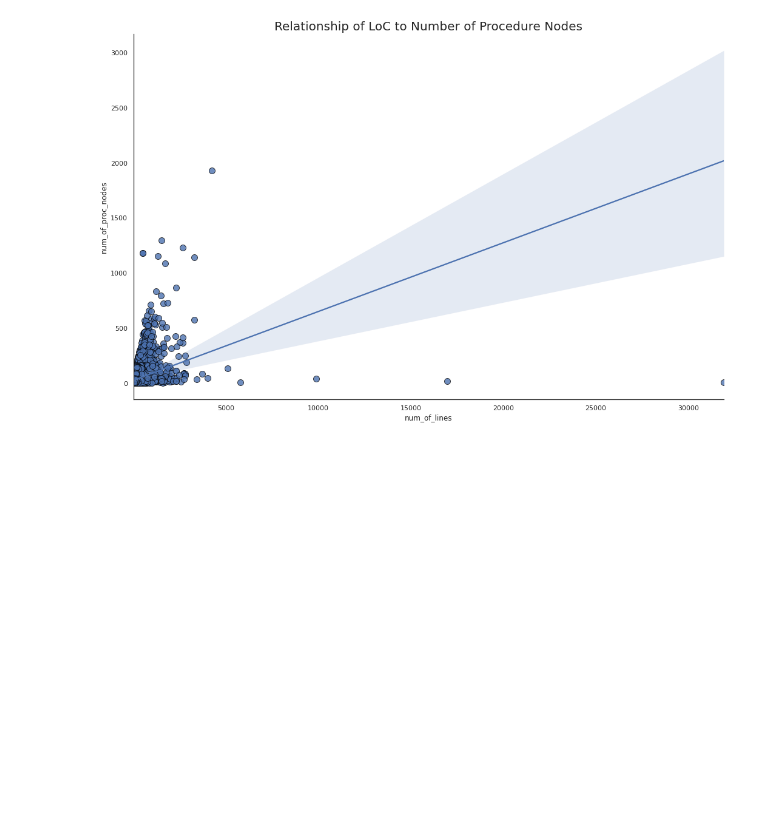
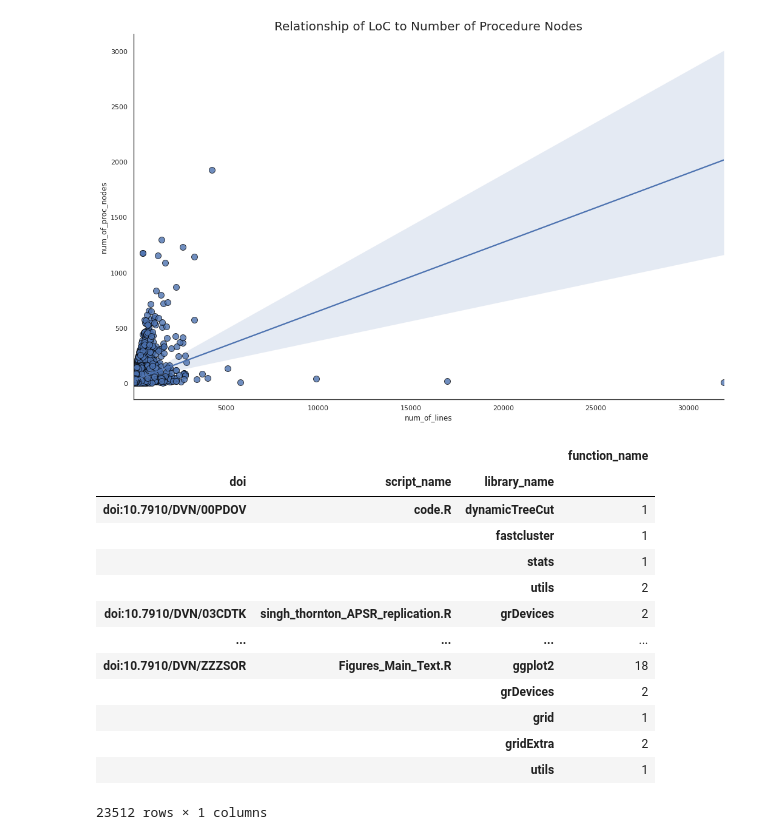
Before and after one commit to jwons/large-scale-ll-prov-analysis, a Jupyter notebook: scripts/02_analysis_of_aggregate.ipynb, the cells around one changed output. Saved outputs shown, nothing was run; the diff lists cells and outputs as text; code cells hidden in the pictures; blank space fills up the shorter version.

Commit message:
added prreprocessing for function information

```diff
--- a/scripts/02_analysis_of_aggregate.ipynb
+++ b/scripts/02_analysis_of_aggregate.ipynb
@@ -7,6 +7,7 @@ import pandas as pd
 import seaborn as sns; sns.set_theme()
 
 prov_df = pd.read_csv("../output/prov_table.csv", index_col = 0)
+func_df = pd.read_csv("../output/func_table.csv", index_col = 0)
 # %% [markdown]
 ## Complete Aggregate Description of the Table
 # %%
@@ -49,3 +51,20 @@ plt.title("Relationship of LoC to Number of Procedure Nodes", fontsize=20)
 plt.show()
 # %% [output]
 [figure]
+# %%
+func_df.groupby(["doi", "script_name", "library_name"]).count()
+# %% [output]
+|  |  |  | function_name |
+| doi | script_name | library_name |  |
+| doi:10.7910/DVN/00PDOV | code.R | dynamicTreeCut | 1 |
+|  |  | fastcluster | 1 |
+|  |  | stats | 1 |
+|  |  | utils | 2 |
+| doi:10.7910/DVN/03CDTK | singh_thornton_APSR_replication.R | grDevices | 2 |
+| ... | ... | ... | ... |
+| doi:10.7910/DVN/ZZZSOR | Figures_Main_Text.R | ggplot2 | 18 |
+|  |  | grDevices | 2 |
+|  |  | grid | 1 |
+|  |  | gridExtra | 2 |
+|  |  | utils | 1 |
+23512 rows × 1 columns
```
Also changed, not shown: parts of 1 cell of this notebook, 2 other files.
